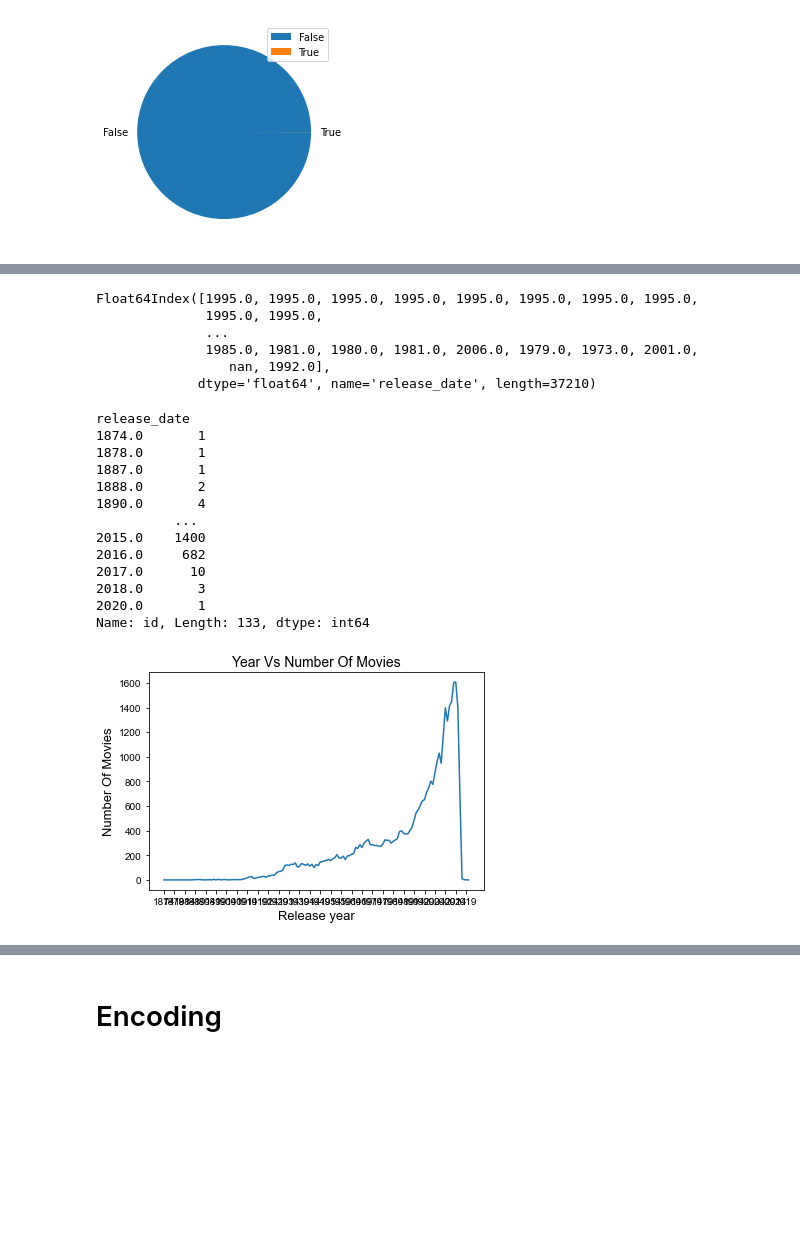
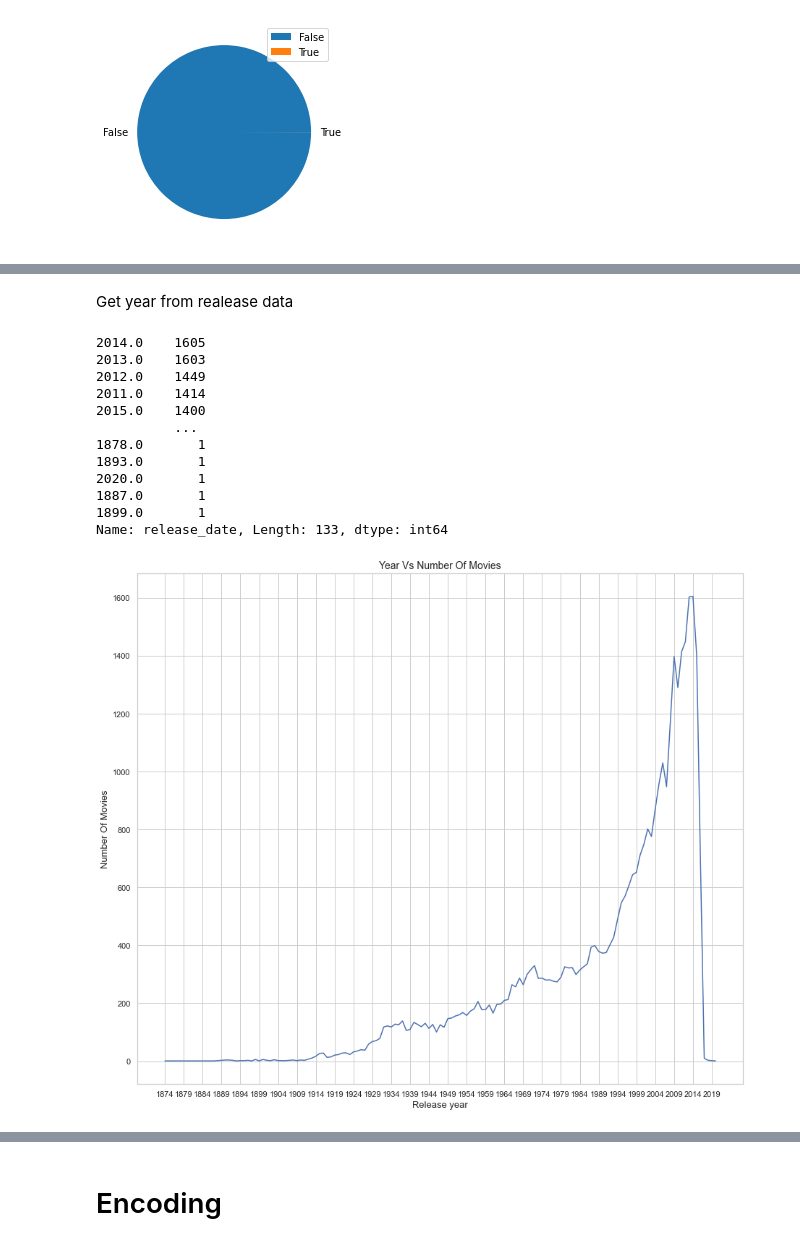
Before and after one commit to PritishWadhwa/IMDb-Movie-Rating-Predictor, a Jupyter notebook: Movies_Rating_Prediction.ipynb, the cells around one changed output, grey strips where cells are left out. Cells and saved outputs as stored; diff of their text form; code cells hidden in the pictures; blank space fills up the shorter version.

```diff
--- a/Movies_Rating_Prediction.ipynb
+++ b/Movies_Rating_Prediction.ipynb
@@ -110,0 +347,3 @@ Name: adult, dtype: int64
+# %%
+ProductionCompanies=all_data['production_companies'].apply(literal_eval).apply(get_production_companies)
+all_data['production_companies']=ProductionCompanies
@@ -110,0 +370,8 @@ Name: adult, dtype: int64
+# %%
+def get_production_countries(l):
+  if isinstance(l, list):
+    productionCountries = [pc['iso_3166_1'] for pc in l]
+    return '|'.join(productionCountries)
+# %%
+production_countries = all_data['production_countries'].apply(literal_eval).apply(get_production_countries)
+all_data['production_countries']=production_countries
@@ -111,40 +389,33 @@ Name: adult, dtype: int64
+# %% [markdown]
+Get year from realease data
 # %%
-pd.DatetimeIndex(all_data['release_date']).year
+all_data['release_date']=pd.DatetimeIndex(all_data['release_date']).year
-# %% [output]
-Float64Index([1995.0, 1995.0, 1995.0, 1995.0, 1995.0, 1995.0, 1995.0, 1995.0,
-              1995.0, 1995.0,
-              ...
-              1985.0, 1981.0, 1980.0, 1981.0, 2006.0, 1979.0, 1973.0, 2001.0,
-                 nan, 1992.0],
-             dtype='float64', name='release_date', length=37210)
 # %%
 # make group for each year and count the number of movies in each year
-year_data=all_data.groupby(pd.DatetimeIndex(all_data['release_date']).year).count()['id']
-print(year_data)
+all_data['release_date'].value_counts()
 # %% [output]
-release_date
-1874.0       1
+2014.0    1605
+2013.0    1603
+2012.0    1449
+2011.0    1414
+2015.0    1400
+          ...
 1878.0       1
+1893.0       1
+2020.0       1
 1887.0       1
-1888.0       2
-1890.0       4
-          ...
-2015.0    1400
-2016.0     682
-2017.0      10
-2018.0       3
-2020.0       1
-Name: id, Length: 133, dtype: int64
+1899.0       1
+Name: release_date, Length: 133, dtype: int64
 # %%
 #make group of the data according to their release year and count the total number of movies in each year and pot.
-all_data.groupby(pd.DatetimeIndex(all_data['release_date']).year).count()['id'].plot(xticks = np.arange(1874,2020,5))
+all_data.groupby((all_data['release_date'])).count()['id'].plot(xticks = np.arange(1874,2020,5))
 
 #set the figure size and labels
-sns.set(rc={'figure.figsize':(20,20)})
+sns.set(rc={'figure.figsize':(20,10)})
 plt.title("Year Vs Number Of Movies",fontsize = 14)
 plt.xlabel('Release year',fontsize = 13)
 plt.ylabel('Number Of Movies',fontsize = 13)
 #set the style sheet
 sns.set_style("whitegrid")
 # %% [output]
-[figure, old version]
+[figure, new version]
```
Also changed, not shown: parts of 82 cells of this notebook.
